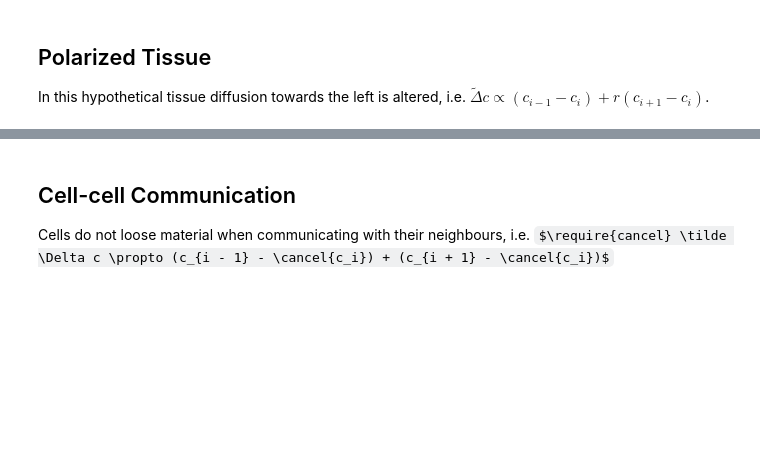
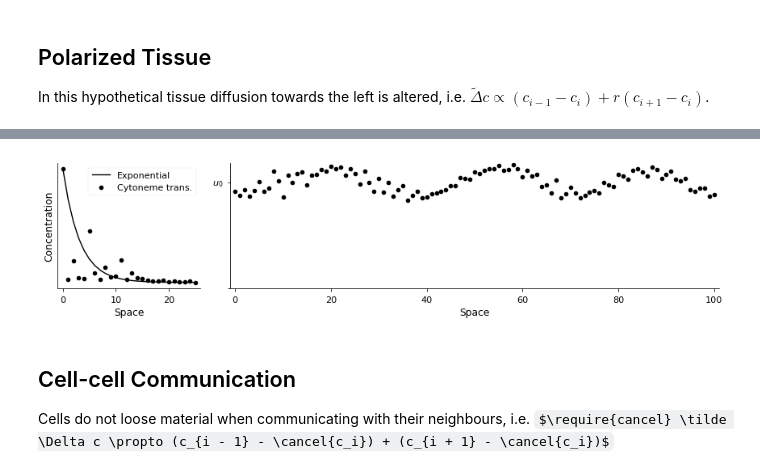
Before and after one commit to germannp/turing, a Jupyter notebook: will_it_turing.ipynb, the cells around one changed output, grey strips where cells are left out. Saved outputs shown, nothing was run; the diff lists cells and outputs as text; code cells hidden in the pictures; some formulas as TeX source; blank space fills up the shorter version.

```diff
--- a/will_it_turing.ipynb
+++ b/will_it_turing.ipynb
@@ -179,3 +176,31 @@ test_diffusion_model(cytoneme_transport)
+# %%
+# def mean_dist(indices):
+#     l = len(indices)
+#     dists = np.arange(l) - indices
+#     dists[dists < 0] += l
+#     return np.mean(dists)
+
+left = np.remainder(np.arange(len(x)) - 3, len(x))
+right = np.remainder(np.arange(len(x)) + 3, len(x))
+for _ in range(100):
+    l = len(left)
+    i = np.random.randint(0, l)
+    j = np.remainder(i+1, l)
+    left[[i, j]] = left[[j, i]]
+    i = np.random.randint(0, l)
+    j = np.remainder(i+1, l)
+    right[[i, j]] = right[[j, i]]
+
+
+def cytoneme_transport(u):
+    diff = u[left] - 2*u + u[right]
+    return diff/5
+
+
+cytoneme_transport.description = 'Cytoneme trans.'
+test_diffusion_model(cytoneme_transport)
+# %% [output]
+[figure, added]
 # %% [markdown]
 ## Cell-cell Communication
 
```
Also changed, not shown: parts of 15 cells of this notebook.
